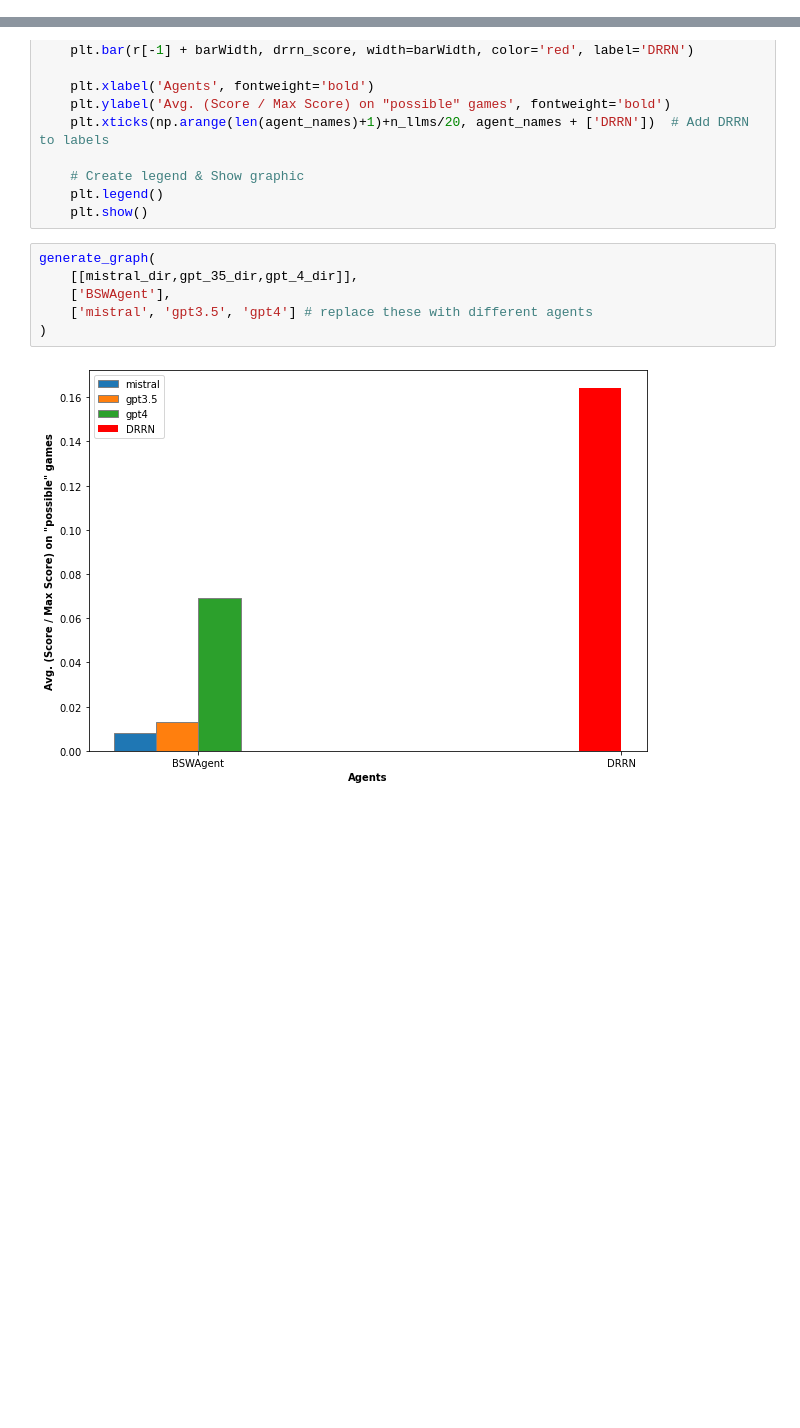
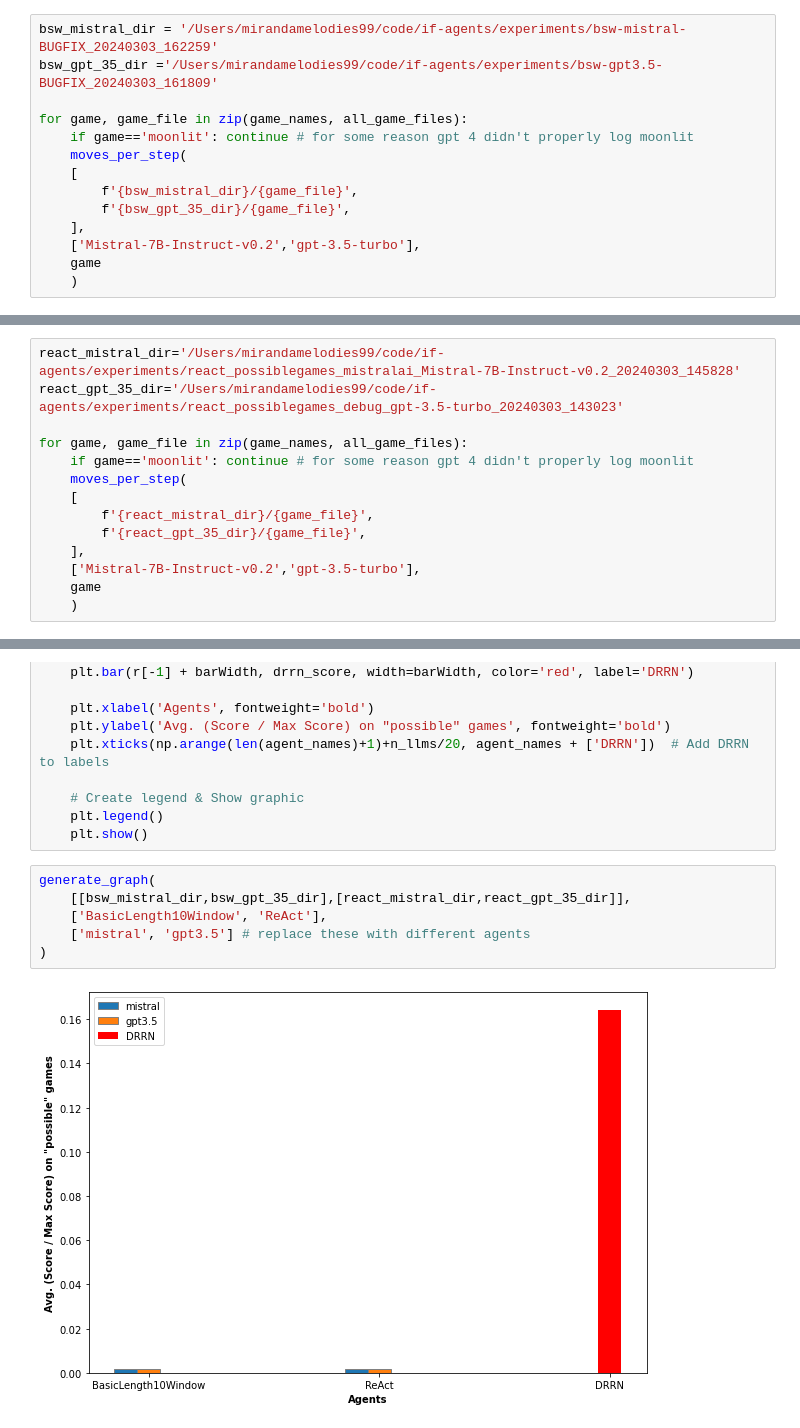
Before and after one commit to caenopy/if-agents, a Jupyter notebook: visualization/viz.ipynb, the cells around one changed output, grey strips where cells are left out. Saved outputs shown, nothing was run; the diff lists cells and outputs as text; blank space fills up the shorter version.

Commit message:
moves per step, avg moves

```diff
--- a/visualization/viz.ipynb
+++ b/visualization/viz.ipynb
@@ -96,0 +175,14 @@ for game, game_file in zip(game_names, all_game_files):
+# %%
+bsw_mistral_dir = '/Users/mirandamelodies99/code/if-agents/experiments/bsw-mistral-BUGFIX_20240303_162259'
+bsw_gpt_35_dir ='/Users/mirandamelodies99/code/if-agents/experiments/bsw-gpt3.5-BUGFIX_20240303_161809'
+
+for game, game_file in zip(game_names, all_game_files):
+    if game=='moonlit': continue # for some reason gpt 4 didn't properly log moonlit
+    moves_per_step(
+    [
+        f'{bsw_mistral_dir}/{game_file}',
+        f'{bsw_gpt_35_dir}/{game_file}',
+    ],
+    ['Mistral-7B-Instruct-v0.2','gpt-3.5-turbo'],
+    game
+    )
@@ -96,0 +203,14 @@ for game, game_file in zip(game_names, all_game_files):
+# %%
+react_mistral_dir='/Users/mirandamelodies99/code/if-agents/experiments/react_possiblegames_mistralai_Mistral-7B-Instruct-v0.2_20240303_145828'
+react_gpt_35_dir='/Users/mirandamelodies99/code/if-agents/experiments/react_possiblegames_debug_gpt-3.5-turbo_20240303_143023'
+
+for game, game_file in zip(game_names, all_game_files):
+    if game=='moonlit': continue # for some reason gpt 4 didn't properly log moonlit
+    moves_per_step(
+    [
+        f'{react_mistral_dir}/{game_file}',
+        f'{react_gpt_35_dir}/{game_file}',
+    ],
+    ['Mistral-7B-Instruct-v0.2','gpt-3.5-turbo'],
+    game
+    )
@@ -166,9 +300,9 @@ def generate_graph(experiments, agent_names, llm_names):
     plt.show()
 # %%
 generate_graph(
-    [[mistral_dir,gpt_35_dir,gpt_4_dir]],
-    ['BSWAgent'],
-    ['mistral', 'gpt3.5', 'gpt4'] # replace these with different agents
+    [[bsw_mistral_dir,bsw_gpt_35_dir],[react_mistral_dir,react_gpt_35_dir]],
+    ['BasicLength10Window', 'ReAct'],
+    ['mistral', 'gpt3.5'] # replace these with different agents
 )
 # %% [output]
-[figure, old version]
+[figure, new version]
```
Also changed, not shown: parts of 9 cells of this notebook.
